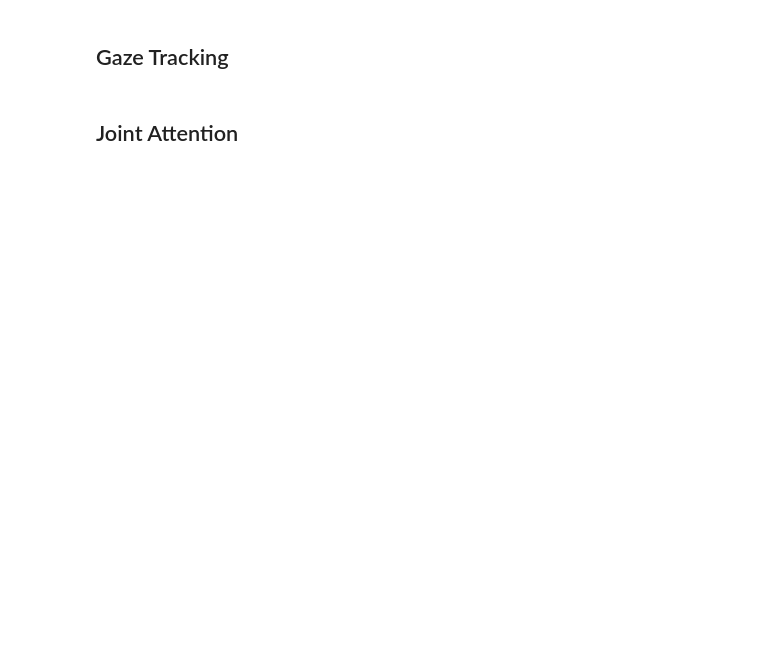
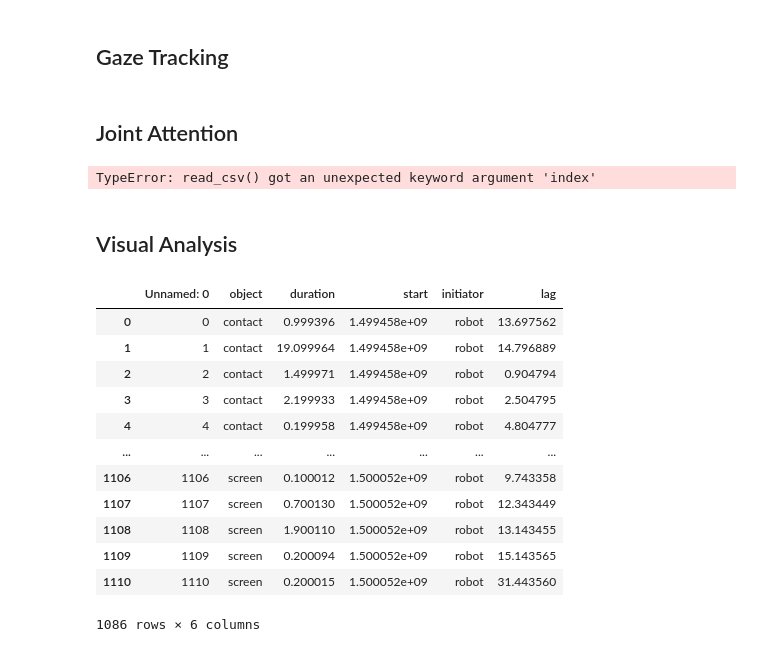
Before and after one commit to rramnauth2220/sar-gaze, a Jupyter notebook: perception.ipynb, the cells around one changed output. Drawn from its saved outputs; the diff is of its cells as text; code cells hidden in the pictures; blank space fills up the shorter version.

```diff
--- a/perception.ipynb
+++ b/perception.ipynb
@@ -234,4 +274,9 @@ parent_robot = pd.DataFrame({'object': pr_objects, 'duration': pr_durations, 'st
 # %%
-child_robot.to_csv(PID + 'child-robot.csv')
-child_parent.to_csv(PID + 'child-parent.csv')
-parent_robot.to_csv(PID + 'parent-robot.csv')
+# read from existing files
+df_cr = pd.read_csv(PID + 'week_1/' + 'child-robot.csv')
+df_cp = pd.read_csv(PID + 'week_1/' + 'child-parent.csv')
+df_pr = pd.read_csv(PID + 'week_1/' + 'parent-robot.csv')
+# %% [output]
+TypeError: read_csv() got an unexpected keyword argument 'index'
+# %% [markdown]
+## Visual Analysis
@@ -237,0 +290,16 @@ parent_robot.to_csv(PID + 'parent-robot.csv')
+# %%
+df_cr
+# %% [output]
+|  | Unnamed: 0 | object | duration | start | initiator | lag |
+| 0 | 0 | contact | 0.999396 | 1.499458e+09 | robot | 13.697562 |
+| 1 | 1 | contact | 19.099964 | 1.499458e+09 | robot | 14.796889 |
+| 2 | 2 | contact | 1.499971 | 1.499458e+09 | robot | 0.904794 |
+| 3 | 3 | contact | 2.199933 | 1.499458e+09 | robot | 2.504795 |
+| 4 | 4 | contact | 0.199958 | 1.499458e+09 | robot | 4.804777 |
+| ... | ... | ... | ... | ... | ... | ... |
+| 1106 | 1106 | screen | 0.100012 | 1.500052e+09 | robot | 9.743358 |
+| 1107 | 1107 | screen | 0.700130 | 1.500052e+09 | robot | 12.343449 |
+| 1108 | 1108 | screen | 1.900110 | 1.500052e+09 | robot | 13.143455 |
+| 1109 | 1109 | screen | 0.200094 | 1.500052e+09 | robot | 15.143565 |
+| 1110 | 1110 | screen | 0.200015 | 1.500052e+09 | robot | 31.443560 |
+1086 rows × 6 columns
```
Also changed, not shown: parts of 21 cells of this notebook.
